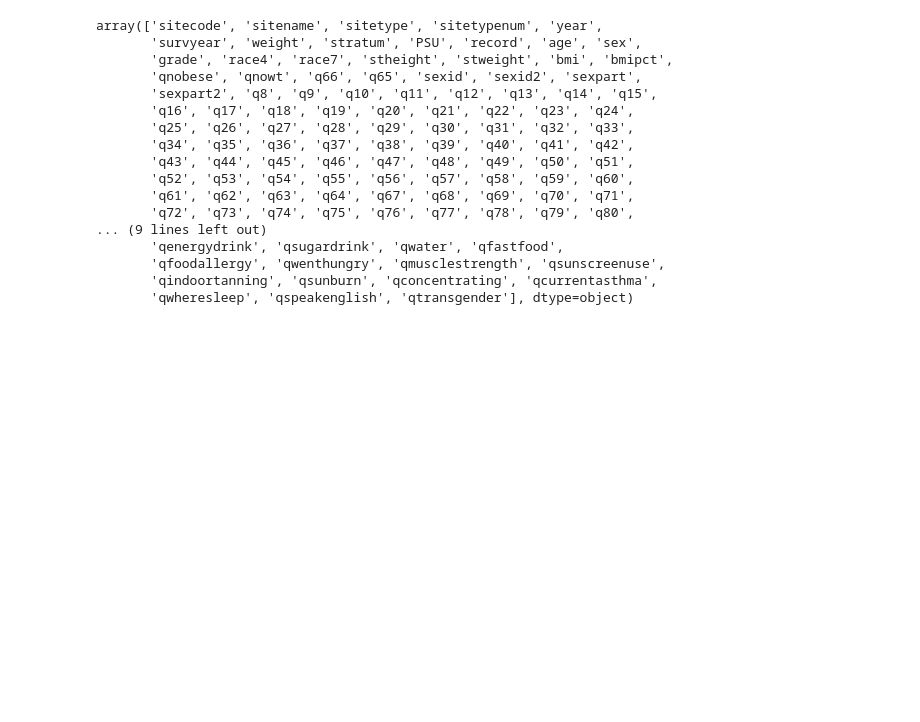
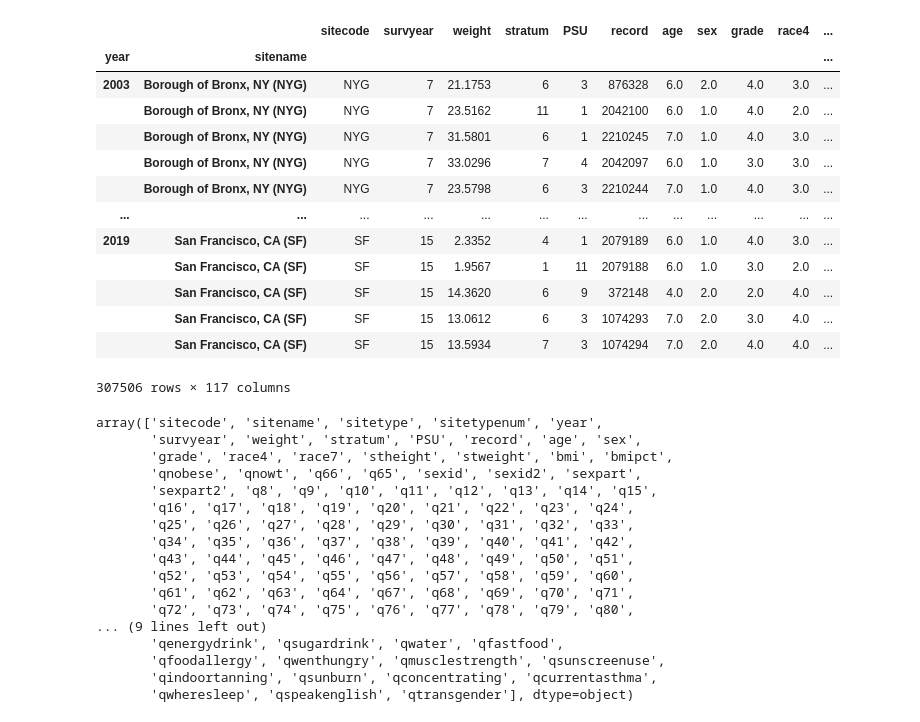
Before and after one commit to brodyee/STATS501_project, a Jupyter notebook: code/EDA.ipynb, the cells around one changed output. Cells and saved outputs as stored; diff of their text form; code cells hidden in the pictures; blank space fills up the shorter version.

Commit message:
reformat Env... data

```diff
--- a/code/EDA.ipynb
+++ b/code/EDA.ipynb
@@ -4,7 +5,8 @@ import pandas as pd
 # %%
 root = "../data/"
 dat = pd.read_csv(root + "SADCQ.csv").sort_values("year")
-datN = pd.read_csv(root + "SADCQN.csv").sort_values("year")
-dat_MS = pd.read_csv(root + "SADCQ_MS.csv").sort_values("year")
+dat2 = pd.read_csv(root + "Economic_Data.csv").sort_values("Year")
+#datN = pd.read_csv(root + "SADCQN.csv").sort_values("year")
+#dat_MS = pd.read_csv(root + "SADCQ_MS.csv").sort_values("year")
 #datN_MS = pd.read_csv(root + "SADCQN_MS.csv").sort_values("year")
-stateCounty = pd.read_csv(root + "state_county.csv").set_index("State")
+#stateCounty = pd.read_csv(root + "state_county.csv").set_index("State")
@@ -11,3 +93,22 @@ stateCounty = pd.read_csv(root + "state_county.csv").set_index("State")
+# %%
+fulldat = dat.merge(dat2, how='left', left_on=["year", "sitename"], right_on=["Year", "State / County Name"])
+# %%
+fulldat = fulldat.sort_values(["year", "sitename"]).set_index(["year", "sitename"])
+# %% [output]
+|  |  | sitecode | survyear | weight | stratum | PSU | record | age | sex | grade | race4 | ... |
+| year | sitename |  |  |  |  |  |  |  |  |  |  | ... |
+| 2003 | Borough of Bronx, NY (NYG) | NYG | 7 | 21.1753 | 6 | 3 | 876328 | 6.0 | 2.0 | 4.0 | 3.0 | ... |
+|  | Borough of Bronx, NY (NYG) | NYG | 7 | 23.5162 | 11 | 1 | 2042100 | 6.0 | 1.0 | 4.0 | 2.0 | ... |
+|  | Borough of Bronx, NY (NYG) | NYG | 7 | 31.5801 | 6 | 1 | 2210245 | 7.0 | 1.0 | 4.0 | 3.0 | ... |
+|  | Borough of Bronx, NY (NYG) | NYG | 7 | 33.0296 | 7 | 4 | 2042097 | 6.0 | 1.0 | 3.0 | 3.0 | ... |
+|  | Borough of Bronx, NY (NYG) | NYG | 7 | 23.5798 | 6 | 3 | 2210244 | 7.0 | 1.0 | 4.0 | 3.0 | ... |
+| ... | ... | ... | ... | ... | ... | ... | ... | ... | ... | ... | ... | ... |
+| 2019 | San Francisco, CA (SF) | SF | 15 | 2.3352 | 4 | 1 | 2079189 | 6.0 | 1.0 | 4.0 | 3.0 | ... |
+|  | San Francisco, CA (SF) | SF | 15 | 1.9567 | 1 | 11 | 2079188 | 6.0 | 1.0 | 3.0 | 2.0 | ... |
+|  | San Francisco, CA (SF) | SF | 15 | 14.3620 | 6 | 9 | 372148 | 4.0 | 2.0 | 2.0 | 4.0 | ... |
+|  | San Francisco, CA (SF) | SF | 15 | 13.0612 | 6 | 3 | 1074293 | 7.0 | 2.0 | 3.0 | 4.0 | ... |
+|  | San Francisco, CA (SF) | SF | 15 | 13.5934 | 7 | 3 | 1074294 | 7.0 | 2.0 | 4.0 | 4.0 | ... |
+307506 rows × 117 columns
 # %%
 dat.columns.to_numpy()
 # %% [output]
```
Also changed, not shown: parts of 7 cells of this notebook, 1 other file.
